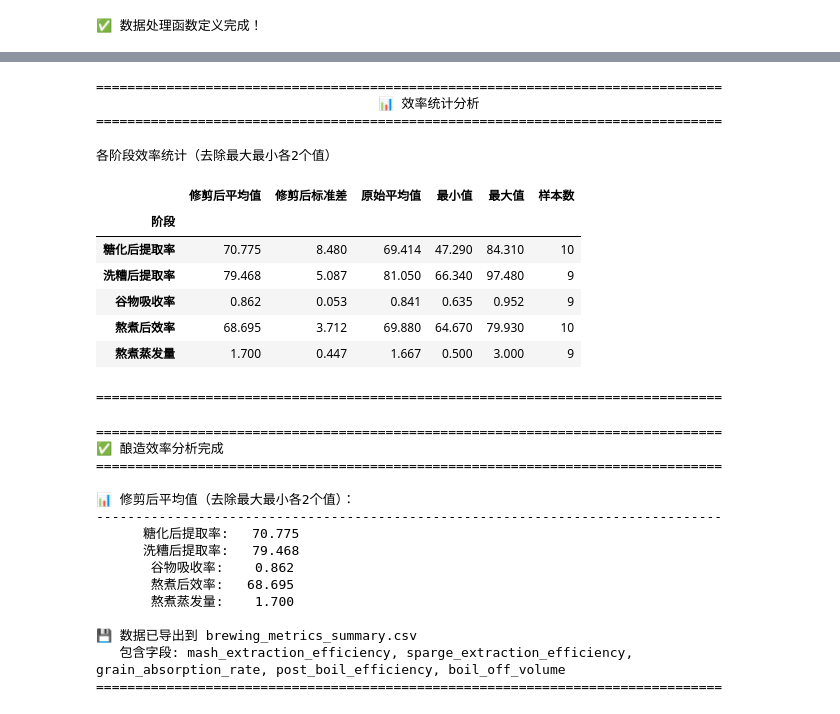
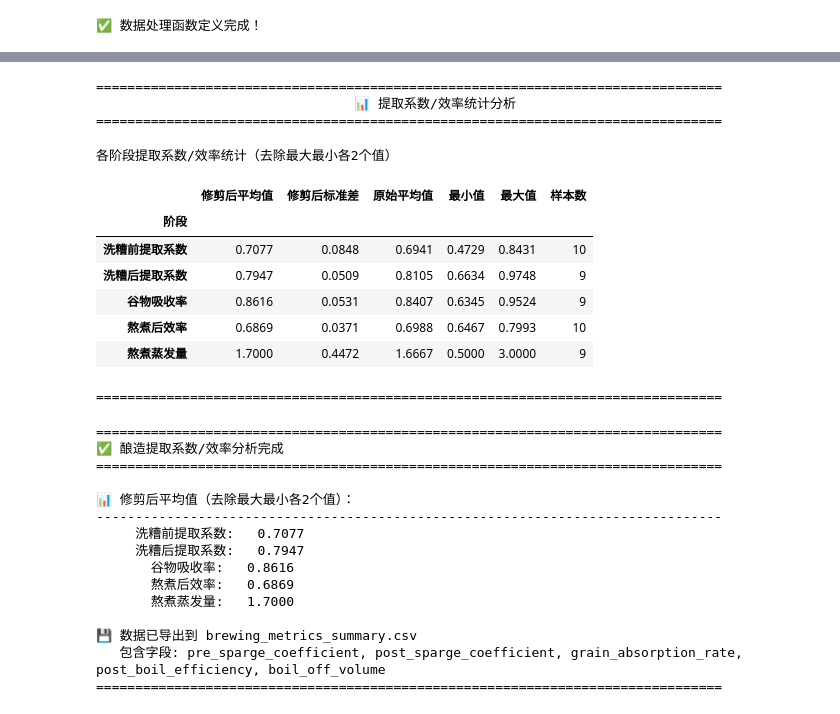
Before and after one commit to zhangle2088/BrewMetrics, a Jupyter notebook: batch_efficiency_analyzer.ipynb, the cells around one changed output, grey strips where cells are left out. Saved outputs shown, nothing was run; the diff lists cells and outputs as text; code cells hidden in the pictures.

```diff
--- a/batch_efficiency_analyzer.ipynb
+++ b/batch_efficiency_analyzer.ipynb
@@ -299,12 +326,12 @@ print(f"{'='*100}\n")
 # %%
 # 计算平均值统计
 print(f"\n{'='*80}")
-print(f"{'📊 效率统计分析'.center(80)}")
+print(f"{'📊 提取系数/效率统计分析'.center(80)}")
 print(f"{'='*80}\n")
 
 stages = [
-    ('糖化后提取率', 'pre_sparge_efficiency'),
-    ('洗糟后提取率', 'pre_boil_efficiency'),
+    ('洗糟前提取系数', 'pre_sparge_coefficient'),
+    ('洗糟后提取系数', 'post_sparge_coefficient'),
     ('谷物吸收率', 'grain_absorption_rate'),
     ('熬煮后效率', 'post_boil_efficiency'),
     ('熬煮蒸发量', 'boil_off')
@@ -356,59 +383,59 @@ stats_df = pd.DataFrame(stats_data)
 stats_df = stats_df.set_index('阶段')
 
 # 显示美化的统计表格
 styled_stats = (stats_df.style.format({
-    '修剪后平均值': '{:.3f}',
-    '修剪后标准差': '{:.3f}',
-    '原始平均值': '{:.3f}',
-    '最小值': '{:.3f}',
-    '最大值': '{:.3f}',
+    '修剪后平均值': '{:.4f}',
+    '修剪后标准差': '{:.4f}',
+    '原始平均值': '{:.4f}',
+    '最小值': '{:.4f}',
+    '最大值': '{:.4f}',
     '样本数': '{:.0f}'
 }, na_rep='---').set_properties(**{'text-align': 'center', 'padding': '10px', 'color': '#495057', 'background-color': 'white'}).set_table_styles([{
     'selector': 'th',
     'props': [('background-color', '#6c757d'),
              ('color', 'white'),
              ('font-weight', 'bold'),
              ('text-align', 'center'),
              ('border', '1px solid #dee2e6'),
              ('padding', '10px')]
 }, {
     'selector': 'td',
     'props': [('text-align', 'center'),
              ('border', '1px solid #dee2e6'),
              ('padding', '10px'),
              ('color', '#495057'),
-             ('background-color', 'white')]
+              ('background-color', 'white')]
 }, {
     'selector': 'tr:hover',
     'props': [('background-color', '#e9ecef')]
-}]).set_caption("各阶段效率统计（去除最大最小各2个值）"))
+}]).set_caption("各阶段提取系数/效率统计（去除最大最小各2个值）"))
 
 display(styled_stats)
 print(f"\n{'='*80}\n")
 # %% [output]
 ================================================================================
-                                    📊 效率统计分析
+                                 📊 提取系数/效率统计分析
 ================================================================================
-各阶段效率统计（去除最大最小各2个值）
+各阶段提取系数/效率统计（去除最大最小各2个值）
 |  | 修剪后平均值 | 修剪后标准差 | 原始平均值 | 最小值 | 最大值 | 样本数 |
 | 阶段 |  |  |  |  |  |  |
-| 糖化后提取率 | 70.775 | 8.480 | 69.414 | 47.290 | 84.310 | 10 |
-| 洗糟后提取率 | 79.468 | 5.087 | 81.050 | 66.340 | 97.480 | 9 |
-| 谷物吸收率 | 0.862 | 0.053 | 0.841 | 0.635 | 0.952 | 9 |
-| 熬煮后效率 | 68.695 | 3.712 | 69.880 | 64.670 | 79.930 | 10 |
-| 熬煮蒸发量 | 1.700 | 0.447 | 1.667 | 0.500 | 3.000 | 9 |
+| 洗糟前提取系数 | 0.7077 | 0.0848 | 0.6941 | 0.4729 | 0.8431 | 10 |
+| 洗糟后提取系数 | 0.7947 | 0.0509 | 0.8105 | 0.6634 | 0.9748 | 9 |
+| 谷物吸收率 | 0.8616 | 0.0531 | 0.8407 | 0.6345 | 0.9524 | 9 |
+| 熬煮后效率 | 0.6869 | 0.0371 | 0.6988 | 0.6467 | 0.7993 | 10 |
+| 熬煮蒸发量 | 1.7000 | 0.4472 | 1.6667 | 0.5000 | 3.0000 | 9 |
 ================================================================================
 # %%
 # 计算修剪后的平均值并输出到CSV
 
 print("\n" + "="*80)
-print("✅ 酿造效率分析完成")
+print("✅ 酿造提取系数/效率分析完成")
 print("="*80)
 
 # 计算五个关键指标的修剪后平均值
 metrics = [
-    ('mash_extraction_efficiency', 'pre_sparge_efficiency', '糖化后提取率'),
-    ('sparge_extraction_efficiency', 'pre_boil_efficiency', '洗糟后提取率'),
+    ('pre_sparge_coefficient', 'pre_sparge_coefficient', '洗糟前提取系数'),
+    ('post_sparge_coefficient', 'post_sparge_coefficient', '洗糟后提取系数'),
     ('grain_absorption_rate', 'grain_absorption_rate', '谷物吸收率'),
     ('post_boil_efficiency', 'post_boil_efficiency', '熬煮后效率'),
     ('boil_off_volume', 'boil_off', '熬煮蒸发量')
@@ -426,7 +453,7 @@ for eng_key, col_name, cn_name in metrics:
     if trimmed_mean is not None:
         results[eng_key] = trimmed_mean
         metric_names_cn.append(cn_name)
-        print(f"{cn_name:>12}: {trimmed_mean:>8.3f}")
+        print(f"{cn_name:>12}: {trimmed_mean:>8.4f}")
 
 # 导出到CSV
 output_file = 'brewing_metrics_summary.csv'
@@ -440,17 +467,17 @@ print(f"   包含字段: {', '.join(results.keys())}")
 print("="*80)
 # %% [output]
 ================================================================================
-✅ 酿造效率分析完成
+✅ 酿造提取系数/效率分析完成
 ================================================================================
 
 📊 修剪后平均值（去除最大最小各2个值）：
 --------------------------------------------------------------------------------
-      糖化后提取率:   70.775
-      洗糟后提取率:   79.468
-       谷物吸收率:    0.862
-       熬煮后效率:   68.695
-       熬煮蒸发量:    1.700
+     洗糟前提取系数:   0.7077
+     洗糟后提取系数:   0.7947
+       谷物吸收率:   0.8616
+       熬煮后效率:   0.6869
+       熬煮蒸发量:   1.7000
 
 💾 数据已导出到 brewing_metrics_summary.csv
-   包含字段: mash_extraction_efficiency, sparge_extraction_efficiency, grain_absorption_rate, post_boil_efficiency, boil_off_volume
+   包含字段: pre_sparge_coefficient, post_sparge_coefficient, grain_absorption_rate, post_boil_efficiency, boil_off_volume
 ================================================================================
```
Also changed, not shown: parts of 6 cells of this notebook, 3 other files.
